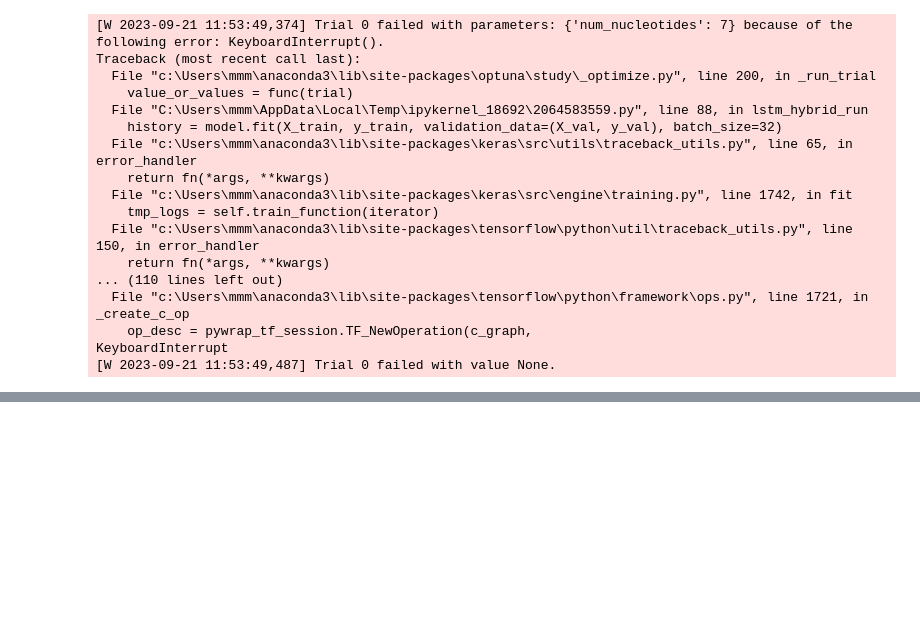
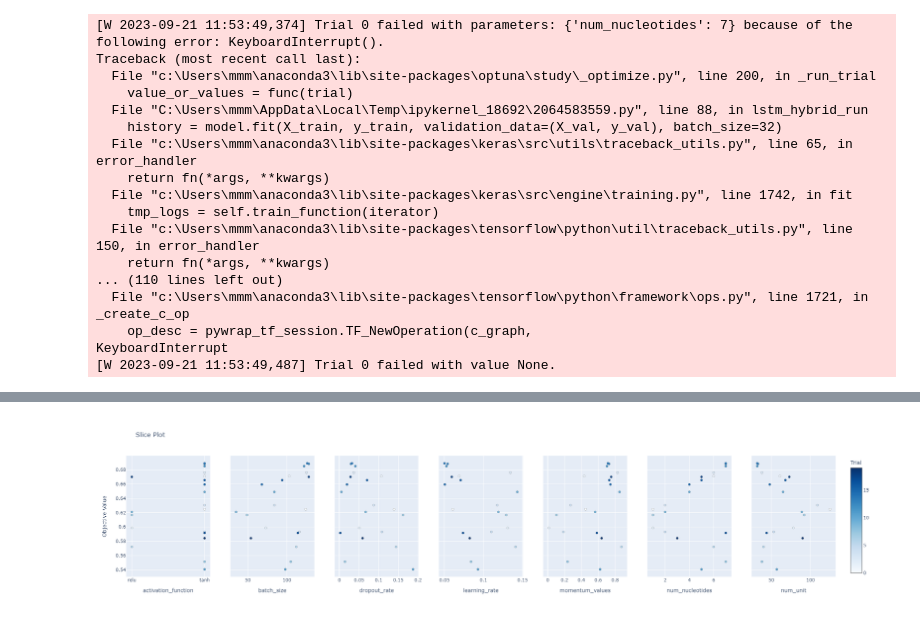
Before and after one commit to anupamajha1/ont_m6a, a Jupyter notebook: mpark/lstm_cnn_study.ipynb, the cells around one changed output, grey strips where cells are left out. Drawn from its saved outputs; the diff is of its cells as text; code cells hidden in the pictures; blank space fills up the shorter version.

Commit message:
hparam tuning figures lstm cnn hybrid

```diff
--- a/mpark/lstm_cnn_study.ipynb
+++ b/mpark/lstm_cnn_study.ipynb
@@ -265 +293,8 @@ Epoch 4/5, Val Acc: 0.5821
+# %%
+from IPython.display import Image
+
+fig1 = optuna.visualization.plot_slice(study)
+Image(fig1.to_image(format="png"))
+# %% [output]
+[figure, added]
 # %%
```
Also changed, not shown: parts of 4 cells of this notebook.
